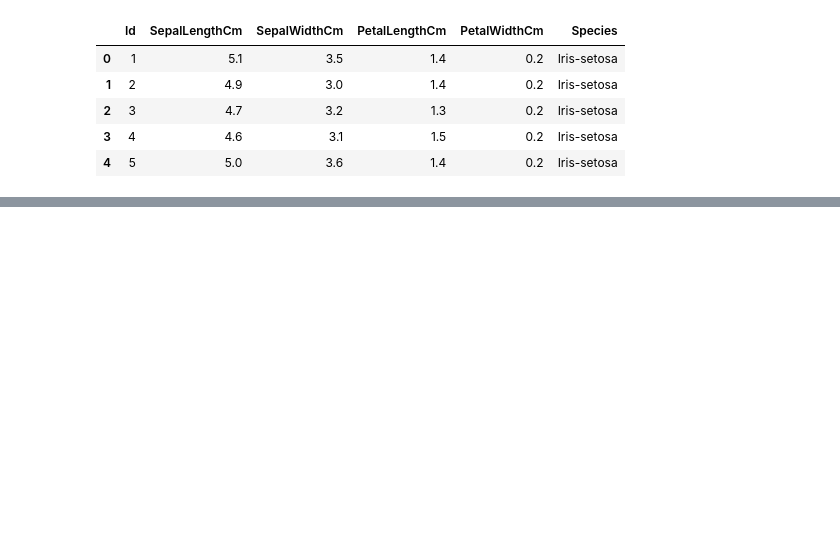
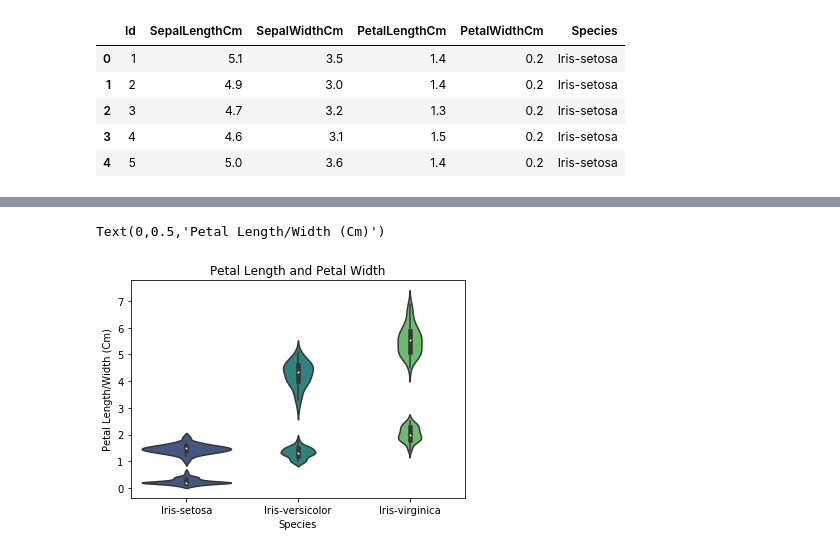
Before and after one commit to Data-Hunter/byu_econ_applied_machine_learning, a Jupyter notebook: homeworks/Homework_1.ipynb, the cells around one changed output, grey strips where cells are left out. Cells and saved outputs as stored; diff of their text form; code cells hidden in the pictures; blank space fills up the shorter version.

```diff
--- a/homeworks/Homework_1.ipynb
+++ b/homeworks/Homework_1.ipynb
@@ -30,8 +34,8 @@ n-ended and we provided you with basically no starting point. I realize this inc
 # %%
 import pandas as pd
 # %%
-data = pd.read_csv("Iris.csv")
-data.head()
+iris = pd.read_csv("Iris.csv")
+iris.head()
 # %% [output]
 |  | Id | SepalLengthCm | SepalWidthCm | PetalLengthCm | PetalWidthCm | Species |
 | 0 | 1 | 5.1 | 3.5 | 1.4 | 0.2 | Iris-setosa |
@@ -41,0 +86,8 @@ data.head()
+# %%
+sns.violinplot(x="Species", y="PetalLengthCm", data=iris, palette="viridis")
+sns.violinplot(x="Species", y="PetalWidthCm", data=iris, palette="viridis")
+mpl.title("Petal Length and Petal Width")
+mpl.ylabel("Petal Length/Width (Cm)")
+# %% [output]
+Text(0,0.5,'Petal Length/Width (Cm)')
+[figure, added]
```
Also changed, not shown: parts of 54 cells of this notebook.
